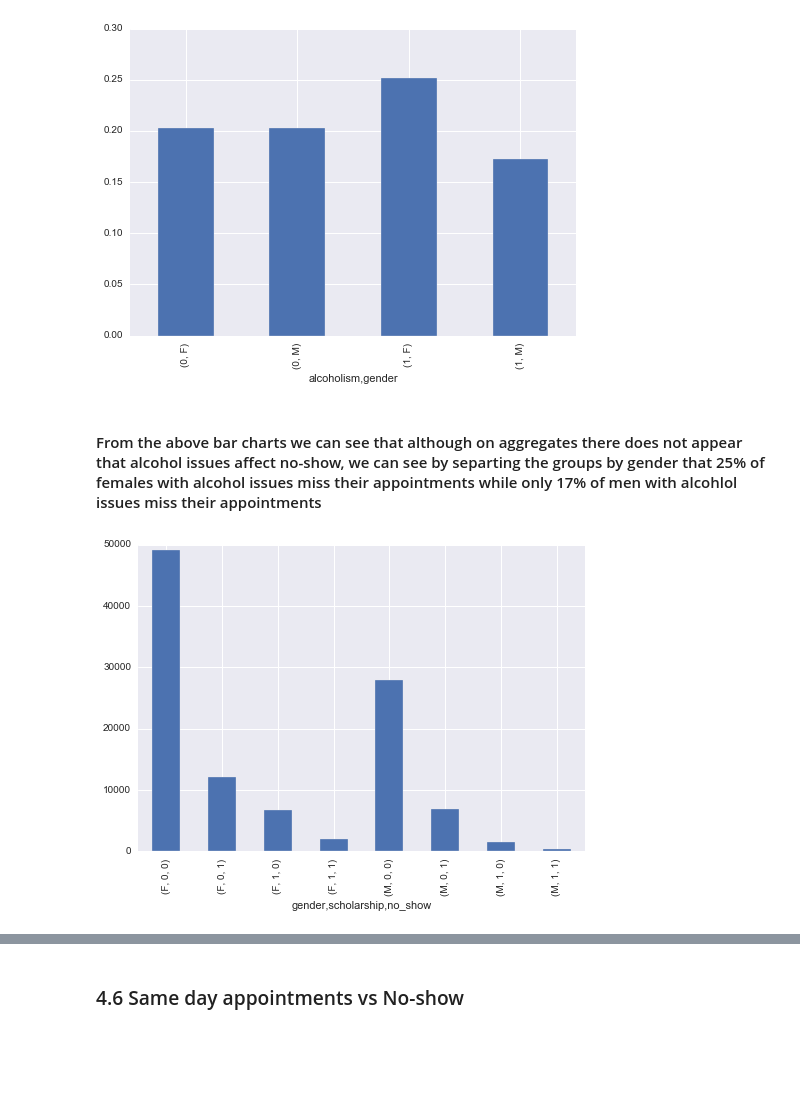
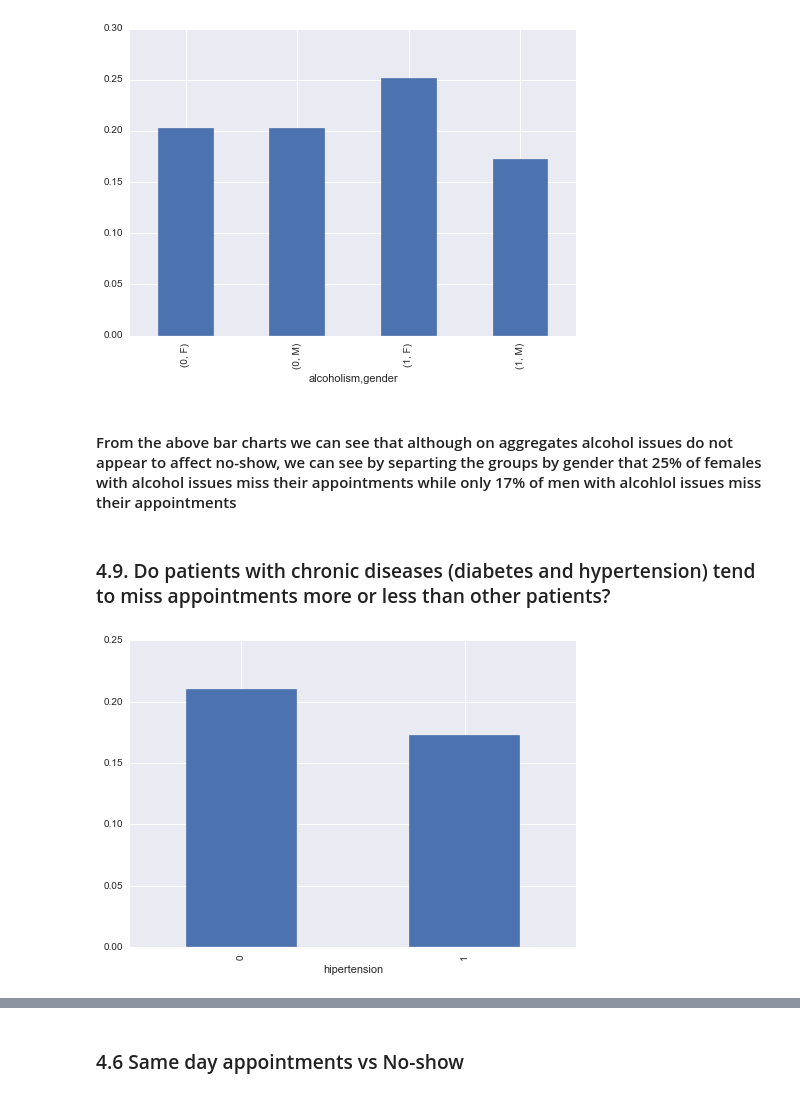
Before and after one commit to walidsi/Udacity_ADA, a Jupyter notebook: No_Show_Appointments_Analysis.ipynb, the cells around one changed output, grey strips where cells are left out. Cells and saved outputs as stored; diff of their text form; code cells hidden in the pictures; blank space fills up the shorter version.

```diff
--- a/No_Show_Appointments_Analysis.ipynb
+++ b/No_Show_Appointments_Analysis.ipynb
@@ -394,5 +396,6 @@ handcap
 Name: no_show, dtype: float64
 # %%
 # let's see it on a chart for better illustration
-df.groupby('handcap').no_show.mean().plot(kind='bar', ylabel='Proportion', xlabel='Handicap Level', title="Proportion of No-Show by Handicap Level")
+plt.style.use('ggplot')
+df.groupby('handcap').no_show.mean().plot(kind='bar', ylabel='Proportion', xlabel='Handicap Level', title="Proportion of No-Show by Handicap Level");
 # %% [output]
@@ -404,6 +406,7 @@ df.groupby('handcap').no_show.mean().plot(kind='bar', ylabel='Proportion', xlabe
 ### 4.6. Are there more no-show on certain days of the week?
 # %%
 group_counts = df.groupby(['appointment_day_of_week']).no_show.mean()
+plt.style.use('seaborn')
 ax = group_counts.plot(kind='bar', ylabel='Proportion', xlabel='Day of Week', title="Proportion of No-Show by Day of Week")
 ax.set_xticklabels(['Monday', 'Teusday', 'Wednesday', 'Thursday', 'Friday', 'Saturday']);
 # %% [output]
@@ -439,9 +444,11 @@ group_counts.plot(kind='bar');
 # %% [output]
 [figure]
 # %% [markdown]
-#### From the above bar charts we can see that although on aggregates there does not appear that alcohol issues affect no-show, we can see by separting the groups by gender that 25% of females with alcohol issues miss their appointments while only 17% of men with alcohlol issues miss their appointments
+#### From the above bar charts we can see that although on aggregates alcohol issues do not appear to affect no-show, we can see by separting the groups by gender that 25% of females with alcohol issues miss their appointments while only 17% of men with alcohlol issues miss their appointments
+# %% [markdown]
+### 4.9. Do patients with chronic diseases (diabetes and hypertension) tend to miss appointments more or less than other patients?
 # %%
-group_counts = df.groupby(['gender','scholarship']).no_show.value_counts()
+group_counts = df.groupby(['hipertension']).no_show.mean()
 group_counts.plot(kind='bar');
 # %% [output]
-[figure, old version]
+[figure, new version]
```
Also changed, not shown: parts of 11 cells of this notebook.
